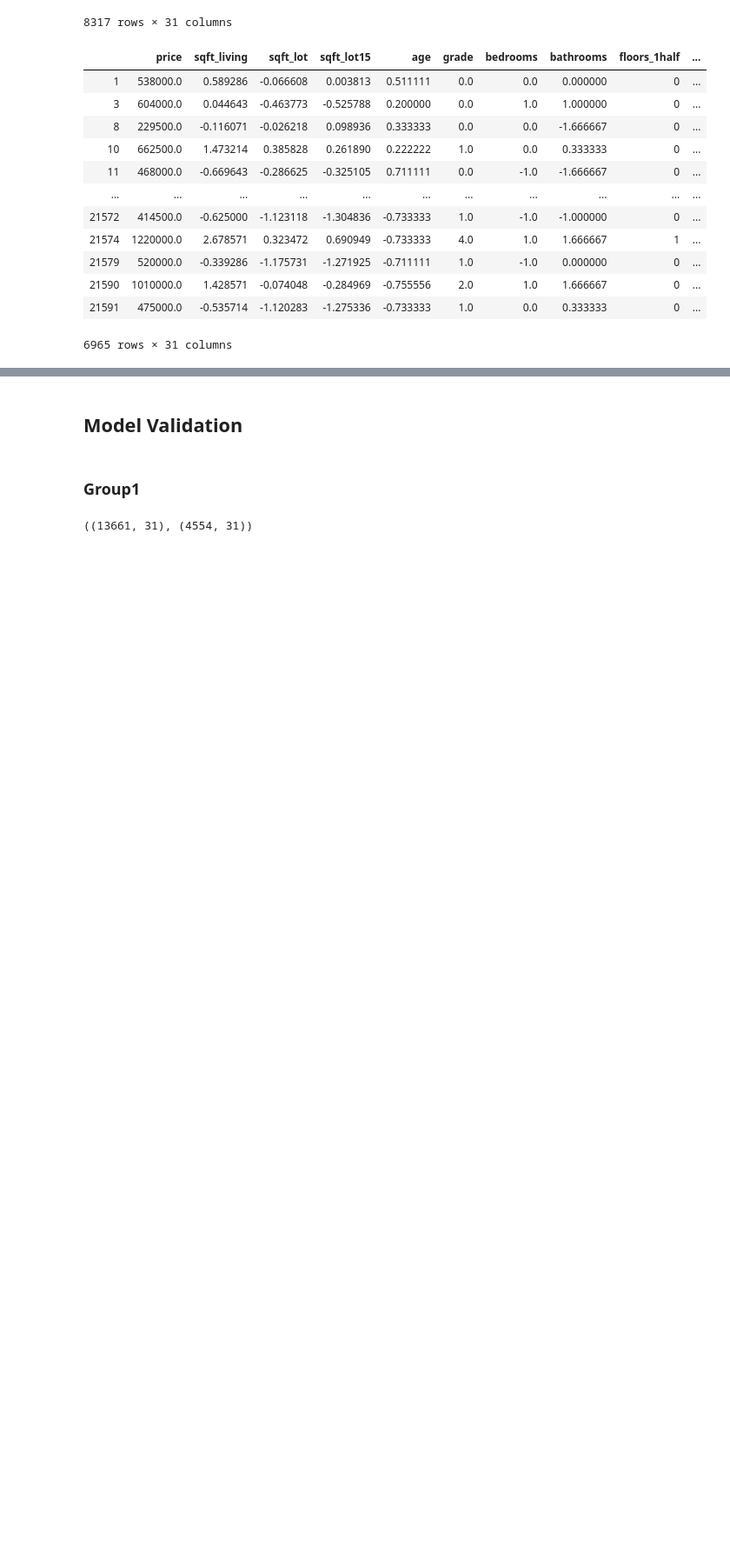
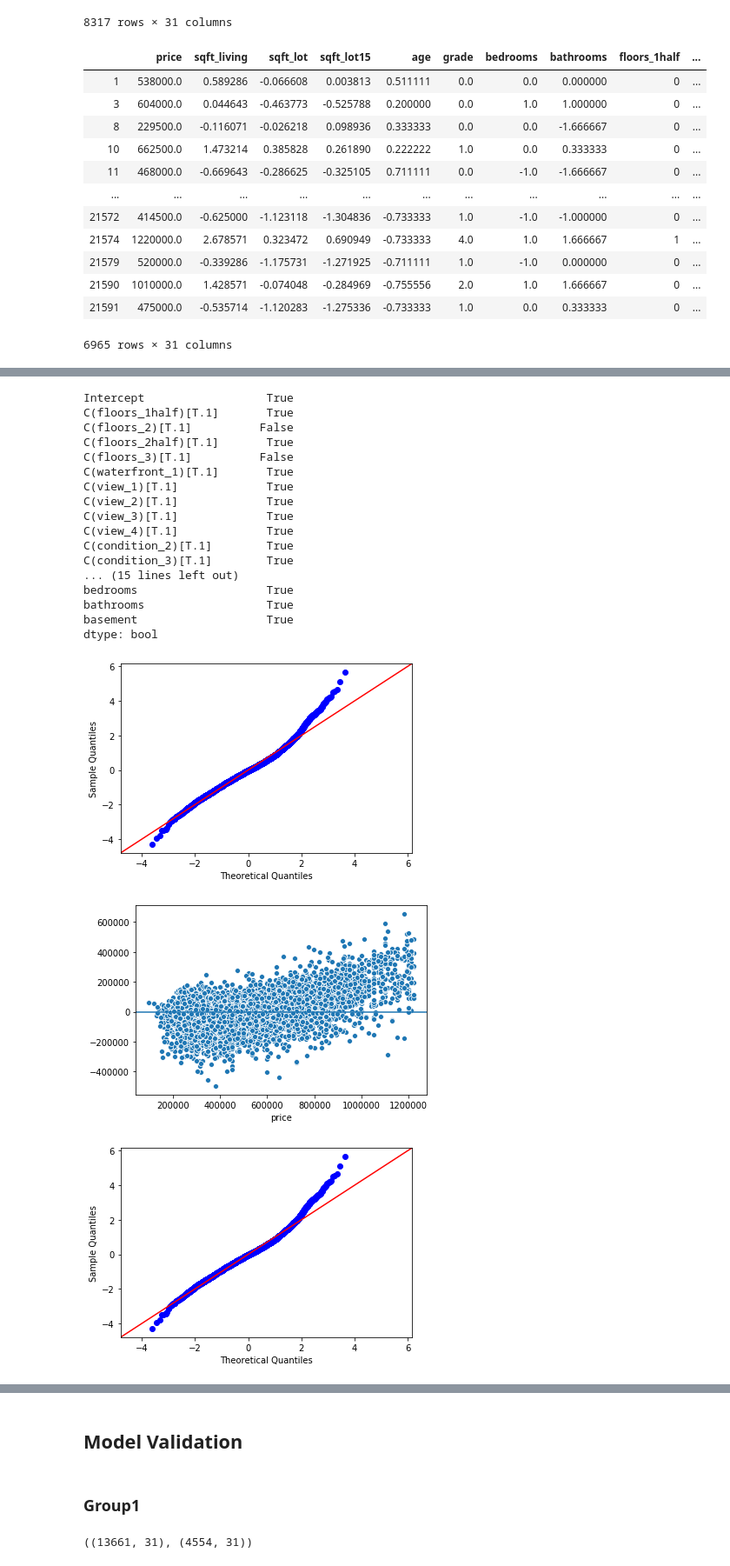
Before and after one commit to NehaP92/dsc-mod-2-project-online-pt-041320, a Jupyter notebook: student.ipynb, the cells around one changed output, grey strips where cells are left out. Shown at 87% size. Saved outputs shown, nothing was run; the diff lists cells and outputs as text; code cells hidden in the pictures; blank space fills up the shorter version.

```diff
--- a/student.ipynb
+++ b/student.ipynb
@@ -2606,0 +2647,3 @@ with_basement_grp1
+# %%
+model_analysis(model_with_basement_grp1,with_basement_grp1)
+# %% [output]
@@ -2606,0 +2667,20 @@ with_basement_grp1
+Intercept                  True
+C(floors_1half)[T.1]       True
+C(floors_2)[T.1]          False
+C(floors_2half)[T.1]       True
+C(floors_3)[T.1]          False
+C(waterfront_1)[T.1]       True
+C(view_1)[T.1]             True
+C(view_2)[T.1]             True
+C(view_3)[T.1]             True
+C(view_4)[T.1]             True
+C(condition_2)[T.1]        True
+C(condition_3)[T.1]        True
+... (15 lines left out)
+bedrooms                   True
+bathrooms                  True
+basement                   True
+dtype: bool
+[figure, added]
+[figure, added]
+[figure, added]
```
Also changed, not shown: parts of 56 cells of this notebook.
